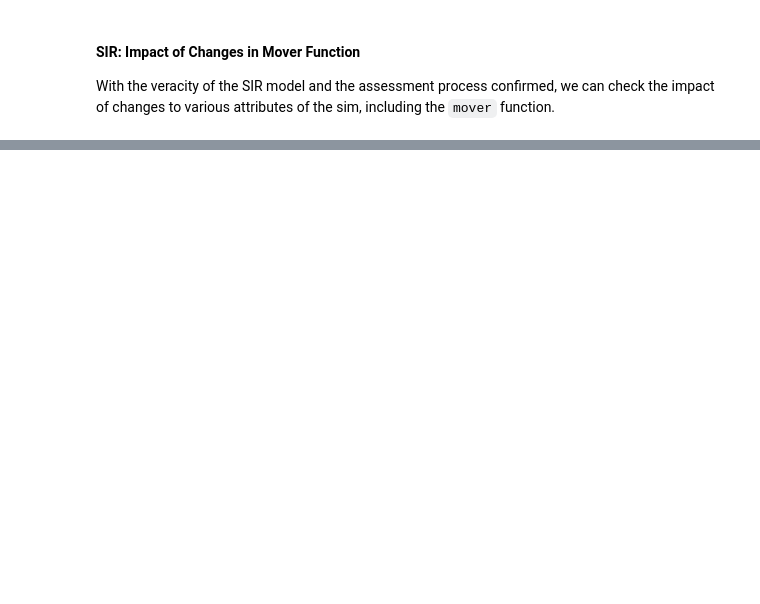
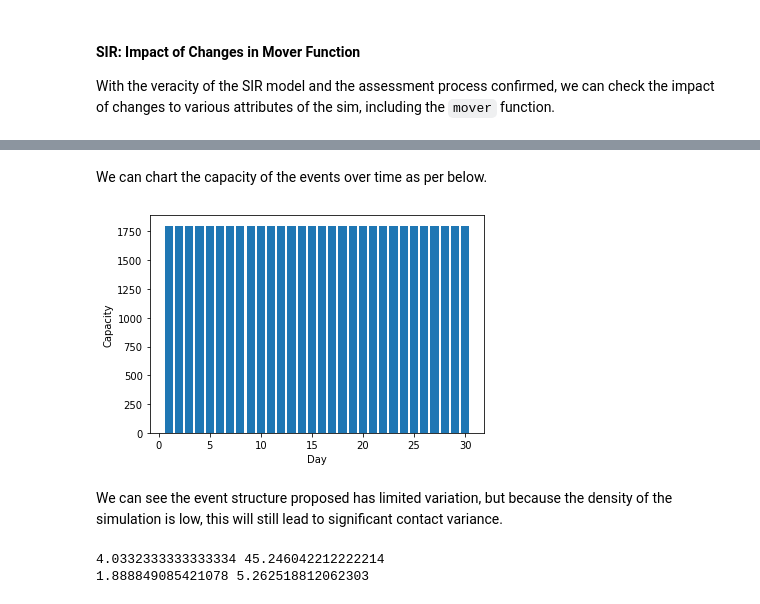
Before and after one commit to rjskene/rknotdocs, a Jupyter notebook: docs/sizing.ipynb, the cells around one changed output, grey strips where cells are left out. Drawn from its saved outputs; the diff is of its cells as text; code cells hidden in the pictures; blank space fills up the shorter version.

```diff
--- a/docs/sizing.ipynb
+++ b/docs/sizing.ipynb
@@ -388 +489,68 @@ We will pass a density level of 4 dots per location (which will lead to ~4 conta
+# %%
+from rknot.events import Event
+from rknot.sims import baseus
+from rknot.helpers import modulereload
+
+modulereload(baseus)
+
+groups = baseus.groups
+groups[2]['n_inf'] = 0
+
+days = tmr.shape[0] + 1
+params = dict(
+    days=days,
+    inf_curve=tmr,
+    density=1,
+    imndur=365,
+)
+
+n = 100
+events = []
+xs = np.random.choice(np.arange(1,100+1), size=n, replace=False)
+ys = np.random.choice(np.arange(1,100+1), size=n, replace=False)
+xys = [(x,y) for x,y in zip(xs, ys)]
+for i in range(n):
+    name = 'event{}'.format(i + 4)
+    events.append(
+        Event(name=name, xy=xys[i], start_tick=1, groups=[0,1,2,3], capacity=18, recurring=1)
+    )
+# %% [markdown]
+We can chart the capacity of the events over time as per below.
+# %%
+ticks = [i for e in events for i in range(e.start_tick, tmr.shape[0] + 1, e.recurring)]
+caps = [e.capacity for e in events for i in range(e.start_tick, tmr.shape[0] + 1, e.recurring)]
+
+from collections import Counter
+c = Counter()
+for tick, cap in zip(ticks, caps):
+    c[tick] += cap
+
+plt.bar(c.keys(), c.values())
+plt.xlabel('Day')
+plt.ylabel('Capacity')
+plt.show()
+# %% [output]
+[figure, added]
+# %% [markdown]
+We can see the event structure proposed has limited variation, but because the density of the simulation is low, this will still lead to significant contact variance.
+# %%
+sim = Sim(groups=groups, events=events, **params)
+
+sim.run(dotlog=True)
+
+length = tmr.shape[0]
+n_secs = find_n_sec(sim.dotlog[:length+1])
+inf_contacts = contacts_of_init_inf(sim.dotlog[:length])
+
+contacts = find_all_contacts(sim.dotlog[:length], MLNB)
+contacts_by_dot = contacts.reshape(-1, length)
+eR0_by_dot = np.sum(sim.tmrs * contacts_by_dot, axis=1)
+eR0_mean = eR0_by_dot.mean()
+eR0_var = eR0_by_dot.var()
+
+print (contacts.mean(), contacts.var())
+print (eR0_mean, eR0_var)
+# %% [output]
+4.0332333333333334 45.246042212222214
+1.888849085421078 5.262518812062303
 # %%
```
Also changed, not shown: parts of 89 cells of this notebook, 25 other files.
